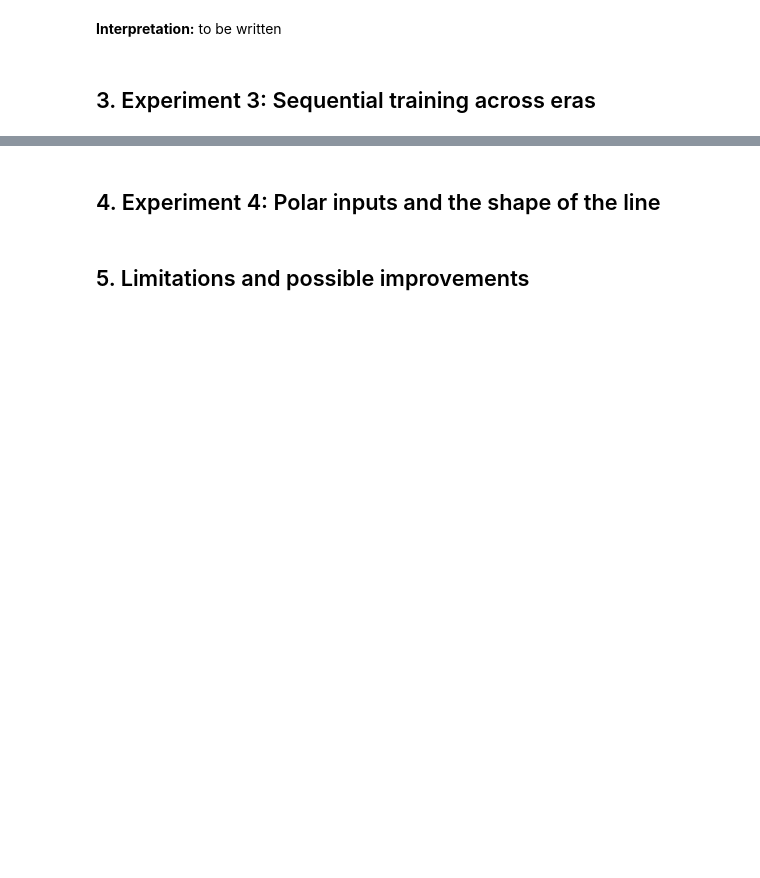
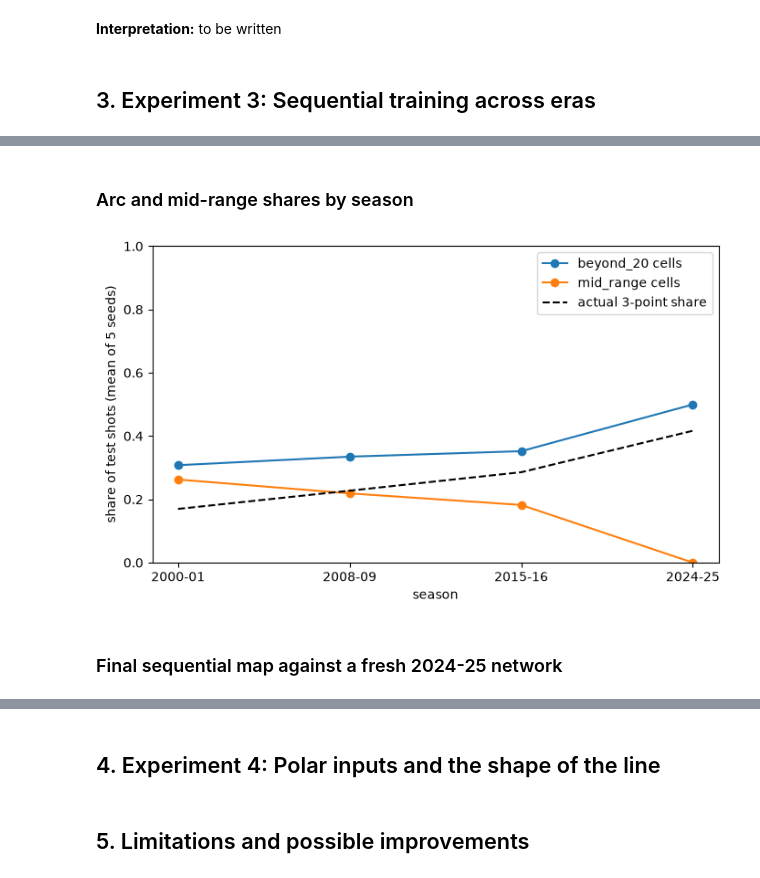
Before and after one commit to BiyonWann/bballNeuro, a Jupyter notebook: notebook.ipynb, the cells around one changed output, grey strips where cells are left out. Drawn from its saved outputs; the diff is of its cells as text; code cells hidden in the pictures; blank space fills up the shorter version.

```diff
--- a/notebook.ipynb
+++ b/notebook.ipynb
@@ -452,0 +517,19 @@ plt.show()
+# %%
+allocation_rows = []
+for seed in SEEDS:
+    for name, weights in zip(data.SEASONS, sequential_weights[seed], strict=True):
+        distances = metrics.prototype_distances(weights, "cartesian")
+        row = metrics.cell_allocation(distances)
+        assert row["rim"] + row["mid_range"] + row["beyond_20"] == N_CELLS
+        row["season"] = name
+        row["seed"] = seed
+        allocation_rows.append(row)
+allocation = pd.DataFrame(allocation_rows)
+
+allocation_columns = ["rim", "mid_range", "beyond_20"]
+seed_zero_allocation = allocation[allocation["seed"] == 0].set_index("season")
+mean_allocation = allocation.groupby("season", sort=False)[allocation_columns].mean()
+print("Prototypes under 8 ft, 8 to 20 ft and beyond 20 ft")
+pd.concat(
+    {"mean": mean_allocation, "seed 0": seed_zero_allocation[allocation_columns]}, axis=1
+).round(2)
@@ -452,0 +555,26 @@ plt.show()
+# %% [markdown]
+### Arc and mid-range shares by season
+# %%
+three_point_share = []
+for name in data.SEASONS:
+    three_point_share.append(splits[name][1]["is_three"].mean())
+
+fig, ax = plt.subplots(figsize=(8, 4.5))
+ax.plot(mean_table.index, mean_table["beyond_20"], marker="o", label="beyond_20 cells")
+ax.plot(mean_table.index, mean_table["mid_range"], marker="o", label="mid_range cells")
+ax.plot(
+    mean_table.index,
+    three_point_share,
+    linestyle="--",
+    color="black",
+    label="actual 3-point share",
+)
+ax.set_xlabel("season")
+ax.set_ylabel(f"share of test shots (mean of {len(SEEDS)} seeds)")
+ax.set_ylim(0, 1)
+ax.legend()
+plt.show()
+# %% [output]
+[figure, added]
+# %% [markdown]
+### Final sequential map against a fresh 2024-25 network
```
Also changed, not shown: parts of 10 cells of this notebook.
